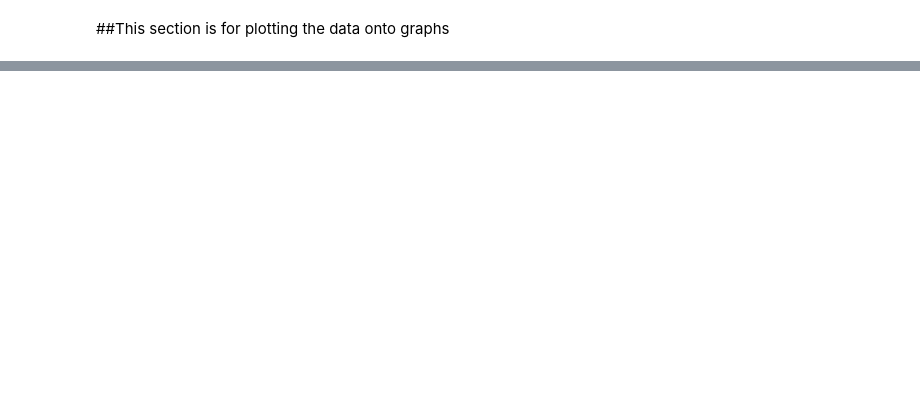
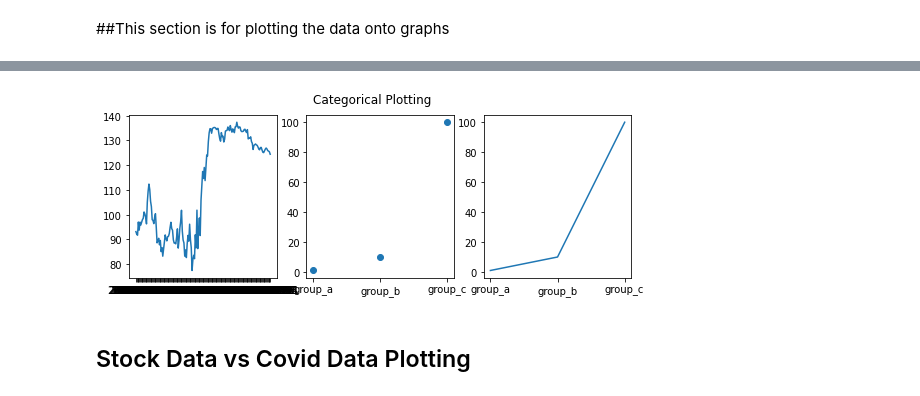
Before and after one commit to UliksSekiraqa/StockMarketAnalysis, a Jupyter notebook: DataAnalysis.ipynb, the cells around one changed output, grey strips where cells are left out. Cells and saved outputs as stored; diff of their text form; code cells hidden in the pictures; blank space fills up the shorter version.

```diff
--- a/DataAnalysis.ipynb
+++ b/DataAnalysis.ipynb
@@ -362,0 +486,19 @@ Date
+# %%
+dates = df.index.values   # str
+names = ['group_a', 'group_b', 'group_c']
+values = [1, 10, 100]
+
+plt.figure(figsize=(9, 3))
+
+plt.subplot(131)
+plt.plot(dates, df['JPM'])
+plt.subplot(132)
+plt.scatter(names, values)
+plt.subplot(133)
+plt.plot(names, values)
+plt.suptitle('Categorical Plotting')
+plt.show()
+# %% [output]
+[figure, added]
+# %% [markdown]
+## Stock Data vs Covid Data Plotting
```
Also changed, not shown: parts of 20 cells of this notebook.
